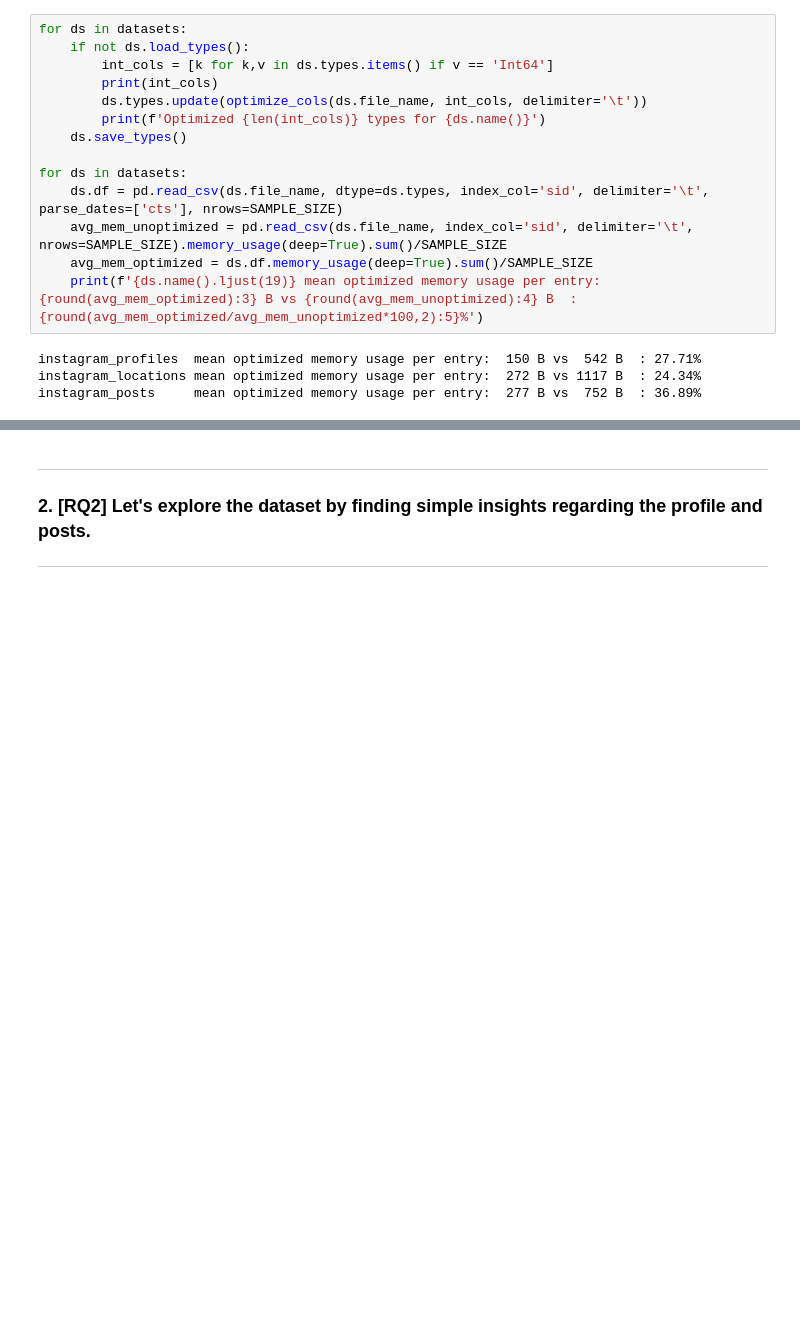
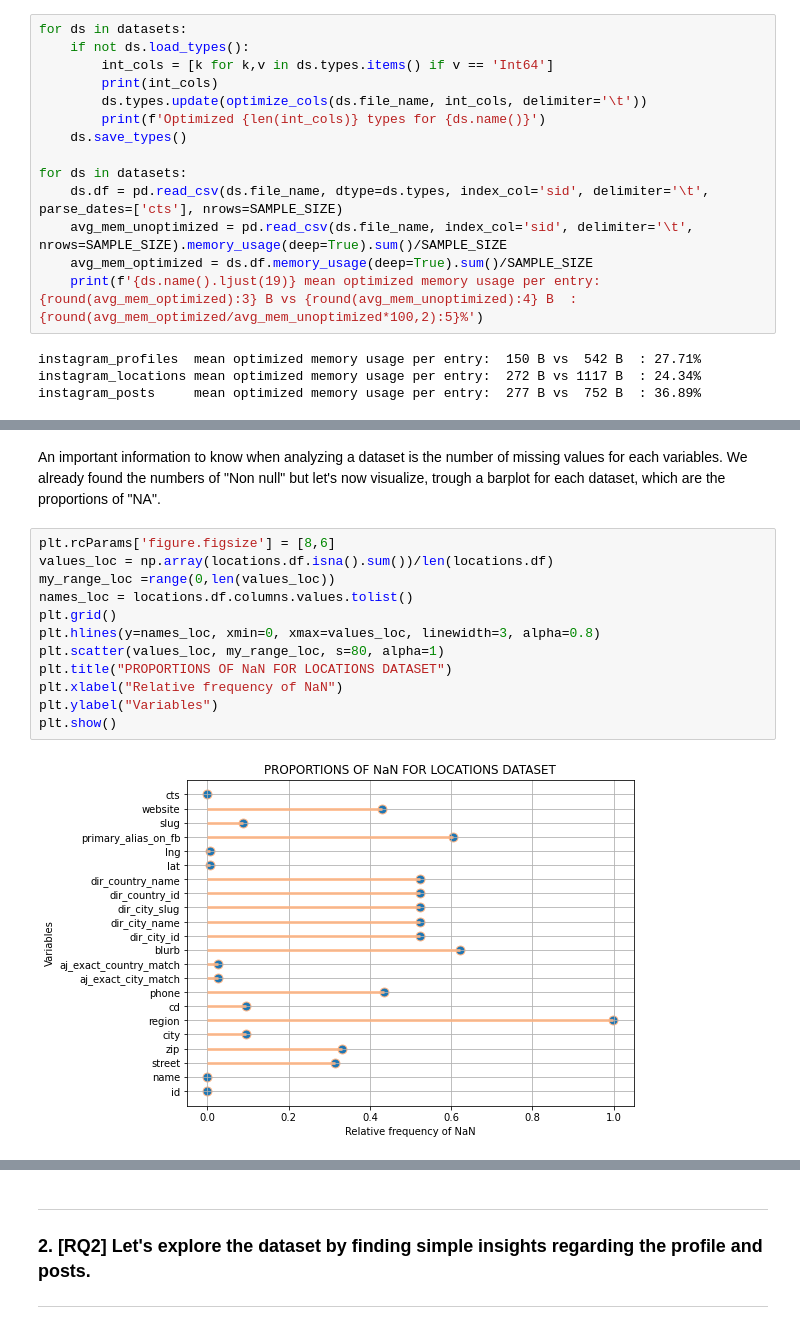
Before and after one commit to Prot10/ADM_HW_2, a Jupyter notebook: general.ipynb, the cells around one changed output, grey strips where cells are left out. Saved outputs shown, nothing was run; the diff lists cells and outputs as text; blank space fills up the shorter version.

```diff
--- a/general.ipynb
+++ b/general.ipynb
@@ -305,0 +393,16 @@ Andrea
+# %% [markdown]
+An important information to know when analyzing a dataset is the number of missing values for each variables. We already found the numbers of "Non null" but let's now visualize, trough a barplot for each dataset, which are the proportions of "NA".
+# %%
+plt.rcParams['figure.figsize'] = [8,6]
+values_loc = np.array(locations.df.isna().sum())/len(locations.df)
+my_range_loc =range(0,len(values_loc))
+names_loc = locations.df.columns.values.tolist()
+plt.grid()
+plt.hlines(y=names_loc, xmin=0, xmax=values_loc, linewidth=3, alpha=0.8)
+plt.scatter(values_loc, my_range_loc, s=80, alpha=1)
+plt.title("PROPORTIONS OF NaN FOR LOCATIONS DATASET")
+plt.xlabel("Relative frequency of NaN")
+plt.ylabel("Variables")
+plt.show()
+# %% [output]
+[figure, added]
```
Also changed, not shown: parts of 128 cells of this notebook.
